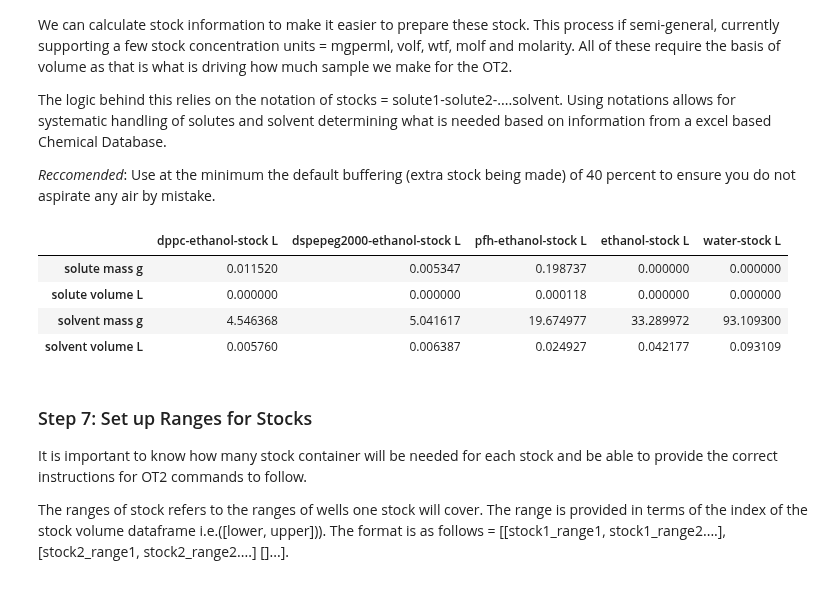
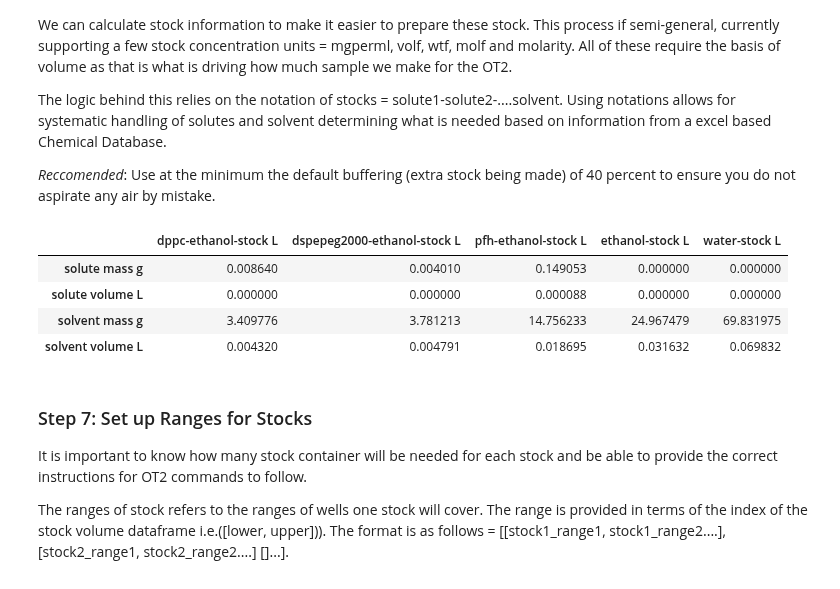
Before and after one commit to pozzo-research-group/OT2-DOE, a Jupyter notebook: PlanPrepareProcess/Plan and Prepare Notebook.ipynb, the cells around one changed output. Drawn from its saved outputs; the diff is of its cells as text; code cells hidden in the pictures.

```diff
--- a/PlanPrepareProcess/Plan and Prepare Notebook.ipynb
+++ b/PlanPrepareProcess/Plan and Prepare Notebook.ipynb
@@ -158,14 +148,14 @@ The logic behind this relies on the notation of stocks = solute1-solute2-....sol
 *Reccomended*: Use at the minimum the default buffering (extra stock being made) of 40 percent to ensure you do not aspirate any air by mistake.
 # %%
 chem_database_path = r"Chemical Database.xlsx"
-stock_prep_df = CreateSamples.calculate_stock_prep_df(plan, final_volume_df, chem_database_path, buffer_pct=100)
+stock_prep_df = CreateSamples.calculate_stock_prep_df(plan, final_volume_df, chem_database_path, buffer_pct=50)
 stock_prep_df
 # %% [output]
 |  | dppc-ethanol-stock L | dspepeg2000-ethanol-stock L | pfh-ethanol-stock L | ethanol-stock L | water-stock L |
-| solute mass g | 0.011520 | 0.005347 | 0.198737 | 0.000000 | 0.000000 |
-| solute volume L | 0.000000 | 0.000000 | 0.000118 | 0.000000 | 0.000000 |
-| solvent mass g | 4.546368 | 5.041617 | 19.674977 | 33.289972 | 93.109300 |
-| solvent volume L | 0.005760 | 0.006387 | 0.024927 | 0.042177 | 0.093109 |
+| solute mass g | 0.008640 | 0.004010 | 0.149053 | 0.000000 | 0.000000 |
+| solute volume L | 0.000000 | 0.000000 | 0.000088 | 0.000000 | 0.000000 |
+| solvent mass g | 3.409776 | 3.781213 | 14.756233 | 24.967479 | 69.831975 |
+| solvent volume L | 0.004320 | 0.004791 | 0.018695 | 0.031632 | 0.069832 |
 # %% [markdown]
 ### Step 7: Set up Ranges for Stocks
 It is important to know how many stock container will be needed for each stock and be able to provide the correct instructions for OT2 commands to follow.
```
Also changed, not shown: parts of 9 cells of this notebook, 7 other files.
